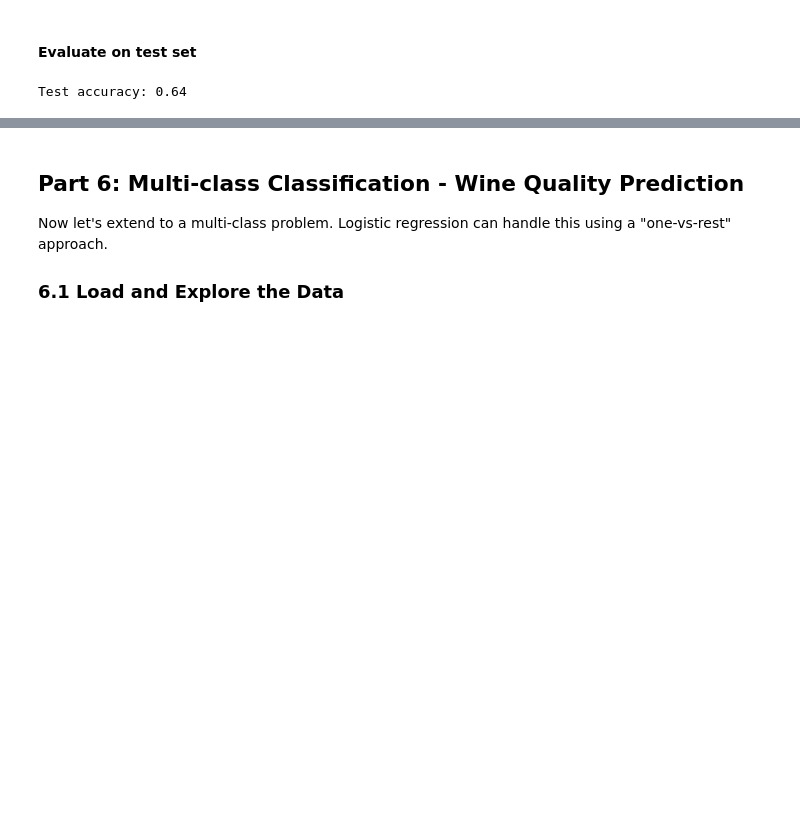
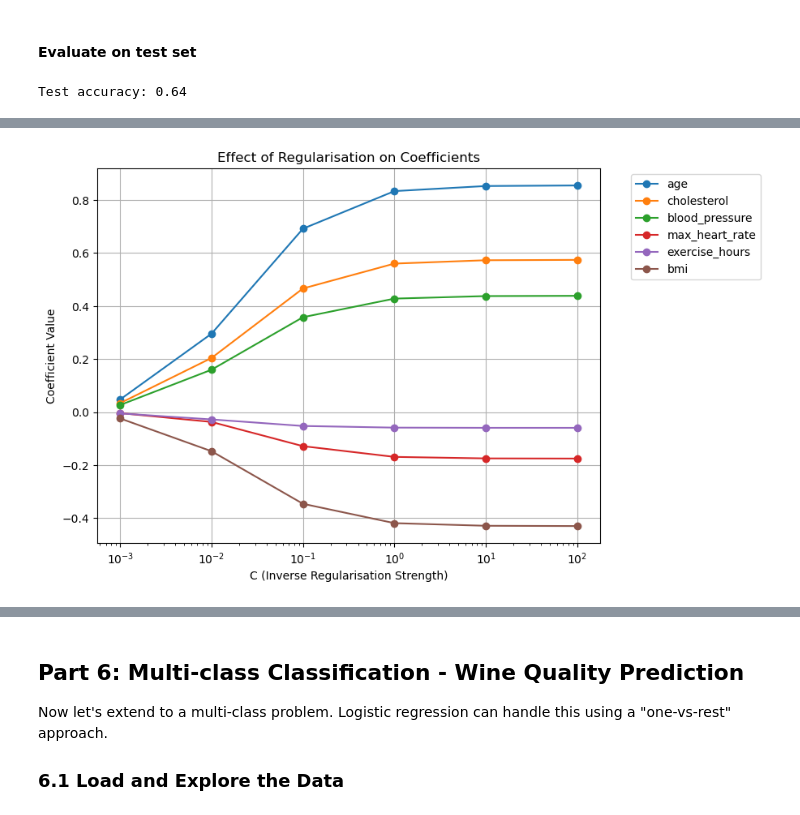
Before and after one commit to TiffanyYongNgikChee/machine-learning, a Jupyter notebook: Week 3 Files-20260204/logistic_regression_lab.ipynb, the cells around one changed output, grey strips where cells are left out. Drawn from its saved outputs; the diff is of its cells as text; code cells hidden in the pictures; blank space fills up the shorter version.

```diff
--- a/Week 3 Files-20260204/logistic_regression_lab.ipynb
+++ b/Week 3 Files-20260204/logistic_regression_lab.ipynb
@@ -691,5 +849,31 @@ LogisticRegression?
 # %%
 # YOUR CODE HERE
 # For each C value, get the coefficients and plot them
 # Create a plot with C on x-axis (log scale) and coefficient values on y-axis
 # Use different colors/lines for each feature
+
+import numpy as np
+
+coef_matrix = []
+
+for C in C_values:
+    model = LogisticRegression(C=C, max_iter=1000, random_state=42)
+    model.fit(X_train_scaled, y_train)
+    coef_matrix.append(model.coef_[0])
+
+coef_matrix = np.array(coef_matrix)
+
+plt.figure(figsize=(8,6))
+
+for i, feature in enumerate(X_train.columns):
+    plt.plot(C_values, coef_matrix[:, i], marker='o', label=feature)
+
+plt.xscale('log')
+plt.xlabel("C (Inverse Regularisation Strength)")
+plt.ylabel("Coefficient Value")
+plt.title("Effect of Regularisation on Coefficients")
+plt.grid(True)
+plt.legend(bbox_to_anchor=(1.05, 1), loc='upper left')
+plt.show()
+# %% [output]
+[figure, added]
```
Also changed, not shown: parts of 39 cells of this notebook.
